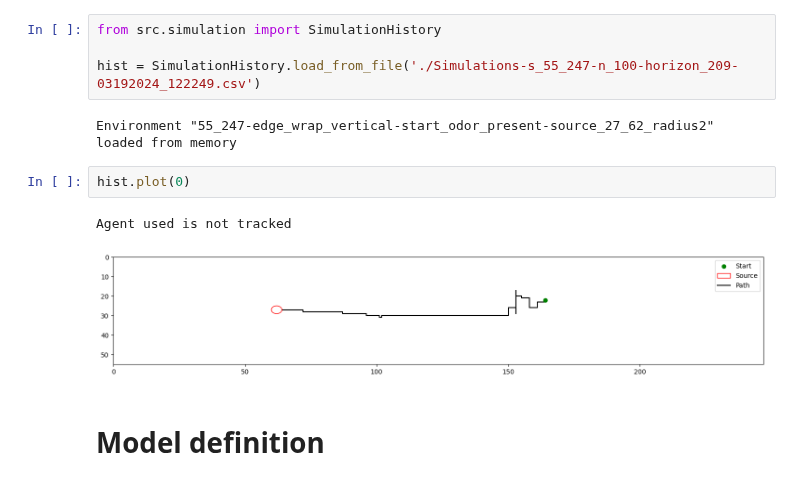
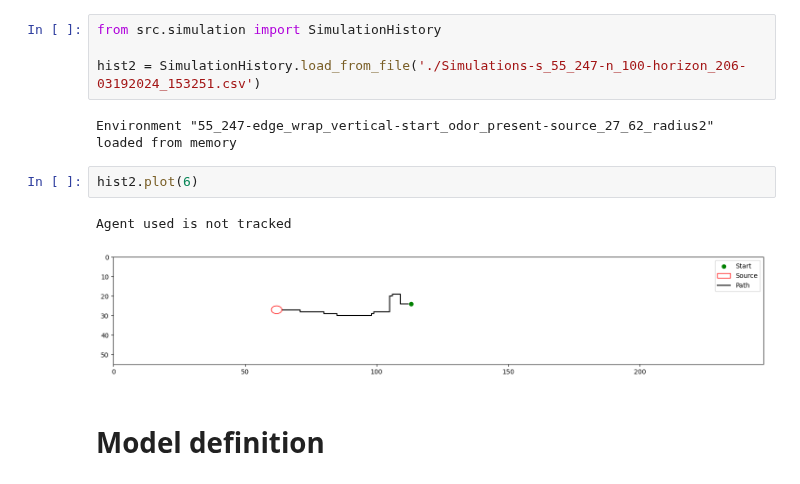
Before and after one commit to PimLb/olfactory-navigation, a Jupyter notebook: experiments/q_learning_comparisson.ipynb, the cells around one changed output. Cells and saved outputs as stored; diff of their text form.

```diff
--- a/experiments/q_learning_comparisson.ipynb
+++ b/experiments/q_learning_comparisson.ipynb
@@ -109,14 +108,14 @@ Simulations saved to: ./Simulations-s_55_247-n_100-horizon_209-03192024_122249.c
 # %%
 from src.simulation import SimulationHistory
 
-hist = SimulationHistory.load_from_file('./Simulations-s_55_247-n_100-horizon_209-03192024_122249.csv')
+hist2 = SimulationHistory.load_from_file('./Simulations-s_55_247-n_100-horizon_206-03192024_153251.csv')
 # %% [output]
 Environment "55_247-edge_wrap_vertical-start_odor_present-source_27_62_radius2" loaded from memory
-# %%
-hist.plot(0)
-# %% [output]
-Agent used is not tracked
-[figure, removed]
+# %%
+hist2.plot(6)
+# %% [output]
+Agent used is not tracked
+[figure, added]
 # %% [markdown]
 # Model definition
 # %%
```
Also changed, not shown: parts of 6 cells of this notebook, 2 other files.
